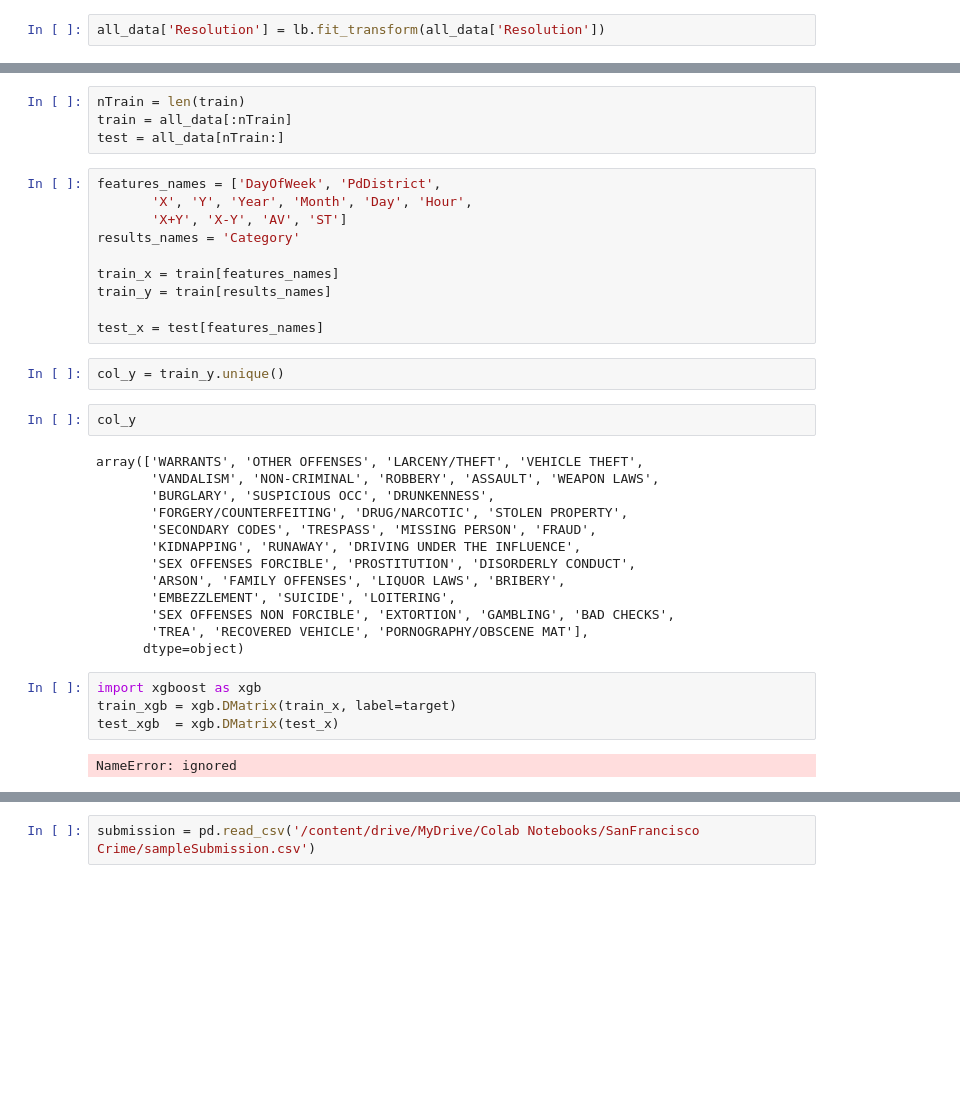
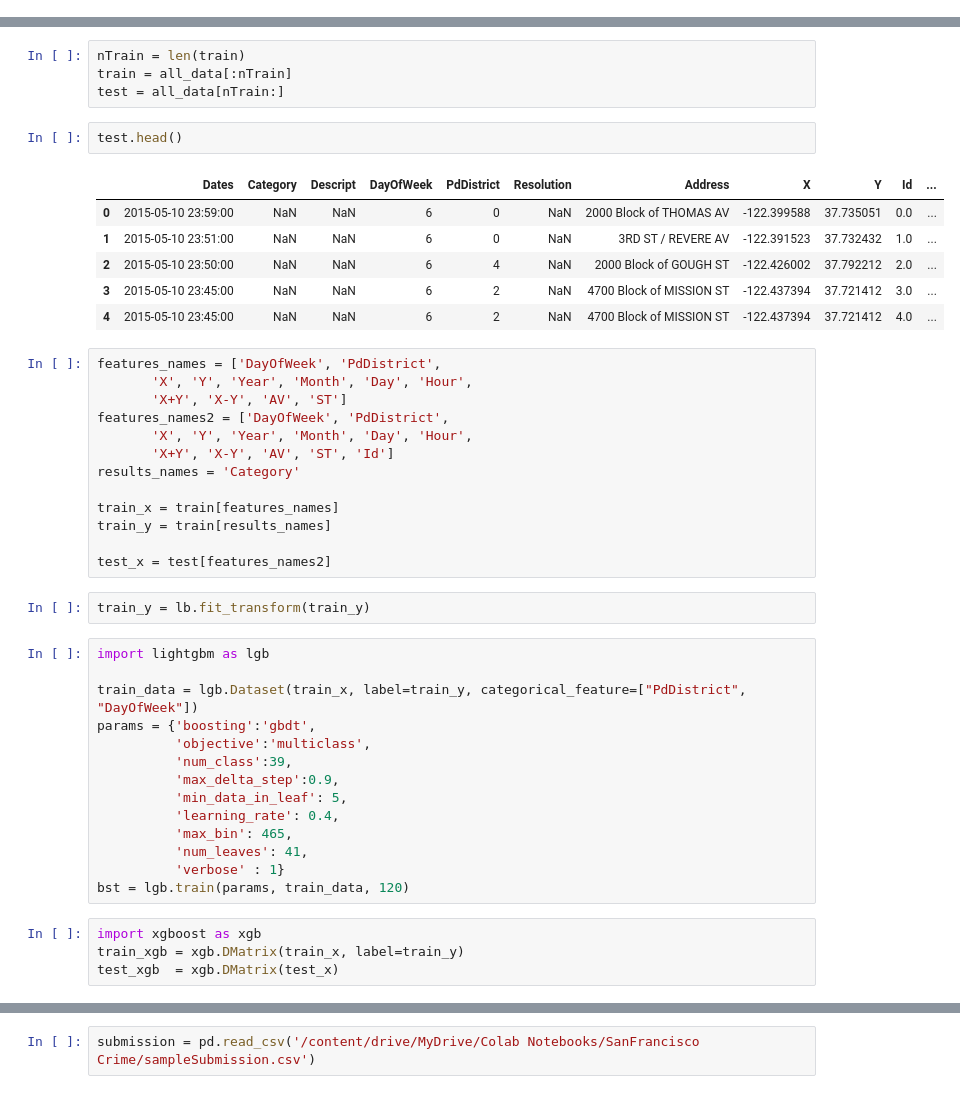
Before and after one commit to dlsdnjs96/Machine_Learning, a Jupyter notebook: SanFrancisco_crime.ipynb, the cells around one changed output, grey strips where cells are left out. Cells and saved outputs as stored; diff of their text form; blank space fills up the shorter version.

```diff
--- a/SanFrancisco_crime.ipynb
+++ b/SanFrancisco_crime.ipynb
@@ -266,5 +262,3 @@ sns.countplot(data=train, y='Category', hue='ST_AV')
 # %% [output]
 <matplotlib.axes._subplots.AxesSubplot at 0x...>
 [figure]
-# %%
-all_data['Resolution'] = lb.fit_transform(all_data['Resolution'])
@@ -295,38 +287,47 @@ dtype: float64
 nTrain = len(train)
 train = all_data[:nTrain]
 test = all_data[nTrain:]
+# %%
+test.head()
+# %% [output]
+|  | Dates | Category | Descript | DayOfWeek | PdDistrict | Resolution | Address | X | Y | Id | ... |
+| 0 | 2015-05-10 23:59:00 | NaN | NaN | 6 | 0 | NaN | 2000 Block of THOMAS AV | -122.399588 | 37.735051 | 0.0 | ... |
+| 1 | 2015-05-10 23:51:00 | NaN | NaN | 6 | 0 | NaN | 3RD ST / REVERE AV | -122.391523 | 37.732432 | 1.0 | ... |
+| 2 | 2015-05-10 23:50:00 | NaN | NaN | 6 | 4 | NaN | 2000 Block of GOUGH ST | -122.426002 | 37.792212 | 2.0 | ... |
+| 3 | 2015-05-10 23:45:00 | NaN | NaN | 6 | 2 | NaN | 4700 Block of MISSION ST | -122.437394 | 37.721412 | 3.0 | ... |
+| 4 | 2015-05-10 23:45:00 | NaN | NaN | 6 | 2 | NaN | 4700 Block of MISSION ST | -122.437394 | 37.721412 | 4.0 | ... |
 # %%
 features_names = ['DayOfWeek', 'PdDistrict',
        'X', 'Y', 'Year', 'Month', 'Day', 'Hour',
        'X+Y', 'X-Y', 'AV', 'ST']
+features_names2 = ['DayOfWeek', 'PdDistrict',
+       'X', 'Y', 'Year', 'Month', 'Day', 'Hour',
+       'X+Y', 'X-Y', 'AV', 'ST', 'Id']
 results_names = 'Category'
 
 train_x = train[features_names]
 train_y = train[results_names]
 
-test_x = test[features_names]
+test_x = test[features_names2]
 # %%
-col_y = train_y.unique()
+train_y = lb.fit_transform(train_y)
 # %%
-col_y
+import lightgbm as lgb
+
+train_data = lgb.Dataset(train_x, label=train_y, categorical_feature=["PdDistrict", "DayOfWeek"])
+params = {'boosting':'gbdt',
+          'objective':'multiclass',
+          'num_class':39,
+          'max_delta_step':0.9,
+          'min_data_in_leaf': 5,
+          'learning_rate': 0.4,
+          'max_bin': 465,
+          'num_leaves': 41,
+          'verbose' : 1}
+bst = lgb.train(params, train_data, 120)
-# %% [output]
-array(['WARRANTS', 'OTHER OFFENSES', 'LARCENY/THEFT', 'VEHICLE THEFT',
-       'VANDALISM', 'NON-CRIMINAL', 'ROBBERY', 'ASSAULT', 'WEAPON LAWS',
-       'BURGLARY', 'SUSPICIOUS OCC', 'DRUNKENNESS',
-       'FORGERY/COUNTERFEITING', 'DRUG/NARCOTIC', 'STOLEN PROPERTY',
-       'SECONDARY CODES', 'TRESPASS', 'MISSING PERSON', 'FRAUD',
-       'KIDNAPPING', 'RUNAWAY', 'DRIVING UNDER THE INFLUENCE',
-       'SEX OFFENSES FORCIBLE', 'PROSTITUTION', 'DISORDERLY CONDUCT',
-       'ARSON', 'FAMILY OFFENSES', 'LIQUOR LAWS', 'BRIBERY',
-       'EMBEZZLEMENT', 'SUICIDE', 'LOITERING',
-       'SEX OFFENSES NON FORCIBLE', 'EXTORTION', 'GAMBLING', 'BAD CHECKS',
-       'TREA', 'RECOVERED VEHICLE', 'PORNOGRAPHY/OBSCENE MAT'],
-      dtype=object)
 # %%
 import xgboost as xgb
-train_xgb = xgb.DMatrix(train_x, label=target)
+train_xgb = xgb.DMatrix(train_x, label=train_y)
 test_xgb  = xgb.DMatrix(test_x)
-# %% [output]
-NameError: ignored
 # %%
 params = {
```
Also changed, not shown: parts of 13 cells of this notebook.
